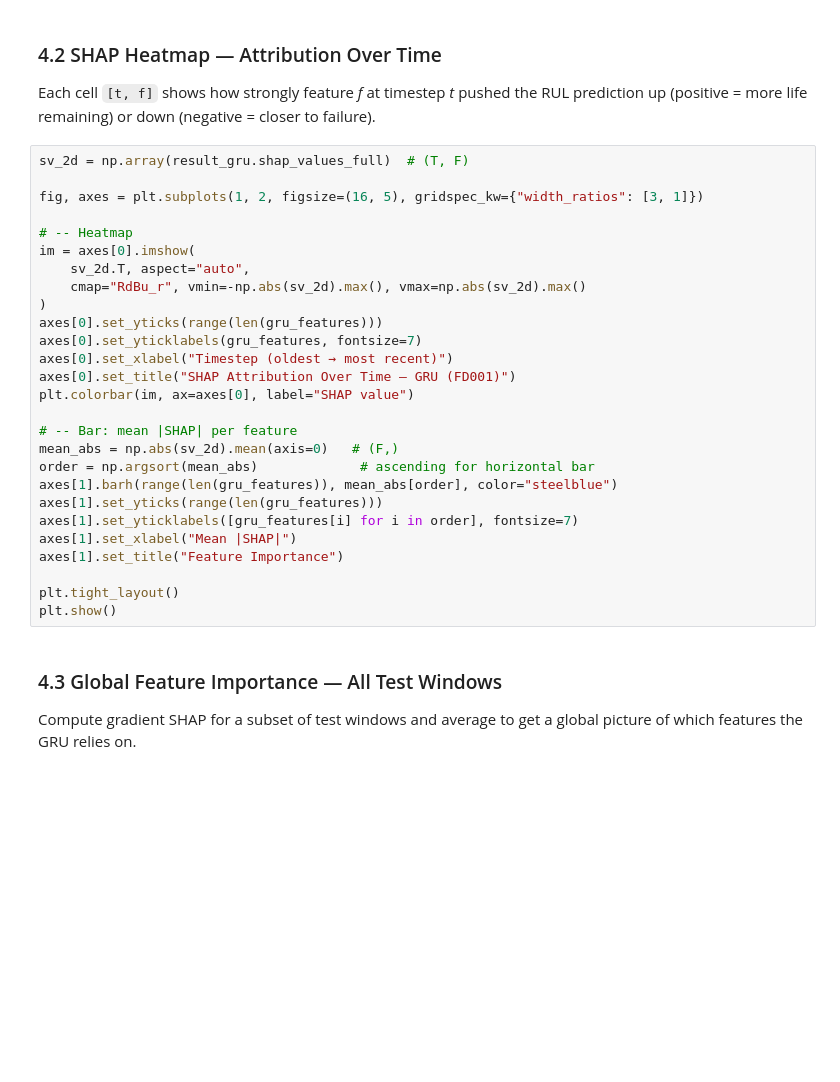
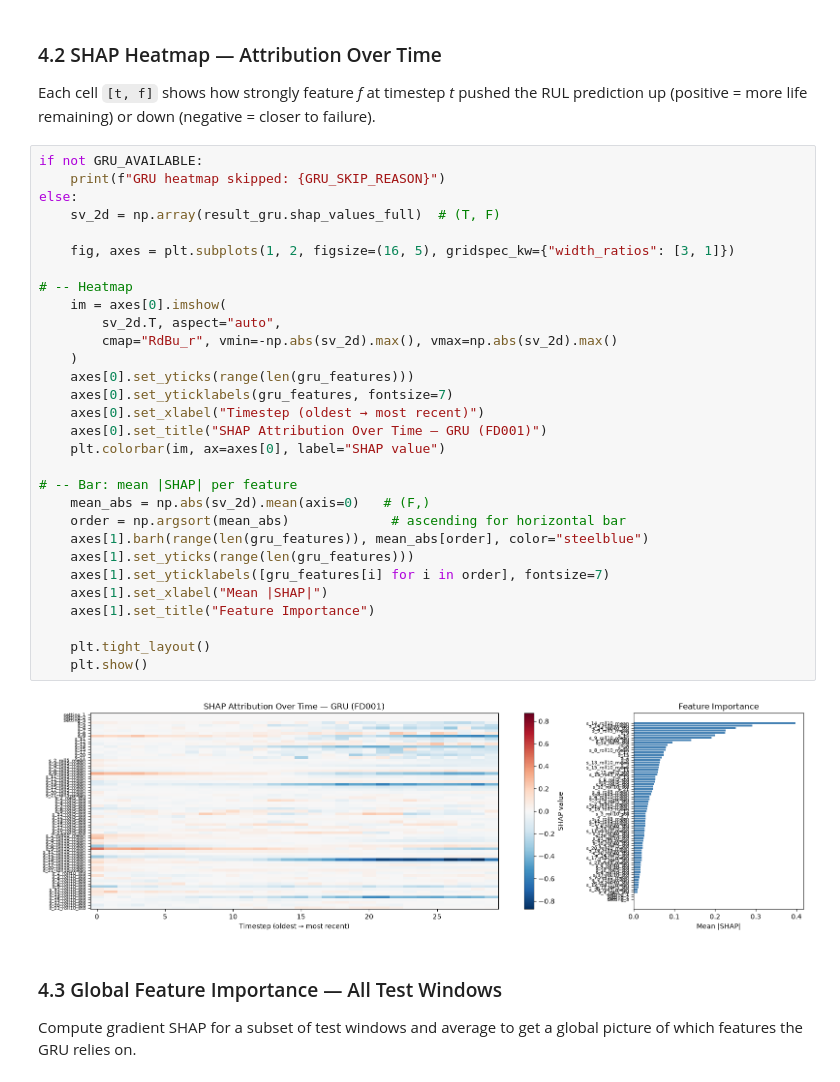
Before and after one commit to agrimsri/Industrial-Predictive-Maintenance-Platform, a Jupyter notebook: ml/notebooks/04_shap_explainability.ipynb, the cells around one changed output. Saved outputs shown, nothing was run; the diff lists cells and outputs as text; blank space fills up the shorter version.

Commit message:
fix: errors in shap explainability notebook

```diff
--- a/ml/notebooks/04_shap_explainability.ipynb
+++ b/ml/notebooks/04_shap_explainability.ipynb
@@ -187,32 +254,37 @@ Each cell `[t, f]` shows how strongly feature *f* at timestep *t* pushed the
 RUL prediction up (positive = more life remaining) or down (negative = closer
 to failure).
 # %%
-sv_2d = np.array(result_gru.shap_values_full)  # (T, F)
+if not GRU_AVAILABLE:
+    print(f"GRU heatmap skipped: {GRU_SKIP_REASON}")
+else:
+    sv_2d = np.array(result_gru.shap_values_full)  # (T, F)
 
-fig, axes = plt.subplots(1, 2, figsize=(16, 5), gridspec_kw={"width_ratios": [3, 1]})
+    fig, axes = plt.subplots(1, 2, figsize=(16, 5), gridspec_kw={"width_ratios": [3, 1]})
 
 # -- Heatmap
-im = axes[0].imshow(
-    sv_2d.T, aspect="auto",
-    cmap="RdBu_r", vmin=-np.abs(sv_2d).max(), vmax=np.abs(sv_2d).max()
-)
-axes[0].set_yticks(range(len(gru_features)))
-axes[0].set_yticklabels(gru_features, fontsize=7)
-axes[0].set_xlabel("Timestep (oldest → most recent)")
-axes[0].set_title("SHAP Attribution Over Time — GRU (FD001)")
-plt.colorbar(im, ax=axes[0], label="SHAP value")
+    im = axes[0].imshow(
+        sv_2d.T, aspect="auto",
+        cmap="RdBu_r", vmin=-np.abs(sv_2d).max(), vmax=np.abs(sv_2d).max()
+    )
+    axes[0].set_yticks(range(len(gru_features)))
+    axes[0].set_yticklabels(gru_features, fontsize=7)
+    axes[0].set_xlabel("Timestep (oldest → most recent)")
+    axes[0].set_title("SHAP Attribution Over Time — GRU (FD001)")
+    plt.colorbar(im, ax=axes[0], label="SHAP value")
 
 # -- Bar: mean |SHAP| per feature
-mean_abs = np.abs(sv_2d).mean(axis=0)   # (F,)
-order = np.argsort(mean_abs)             # ascending for horizontal bar
-axes[1].barh(range(len(gru_features)), mean_abs[order], color="steelblue")
-axes[1].set_yticks(range(len(gru_features)))
-axes[1].set_yticklabels([gru_features[i] for i in order], fontsize=7)
-axes[1].set_xlabel("Mean |SHAP|")
-axes[1].set_title("Feature Importance")
+    mean_abs = np.abs(sv_2d).mean(axis=0)   # (F,)
+    order = np.argsort(mean_abs)             # ascending for horizontal bar
+    axes[1].barh(range(len(gru_features)), mean_abs[order], color="steelblue")
+    axes[1].set_yticks(range(len(gru_features)))
+    axes[1].set_yticklabels([gru_features[i] for i in order], fontsize=7)
+    axes[1].set_xlabel("Mean |SHAP|")
+    axes[1].set_title("Feature Importance")
 
-plt.tight_layout()
-plt.show()
+    plt.tight_layout()
+    plt.show()
+# %% [output]
+[figure, added]
 # %% [markdown]
 ### 4.3 Global Feature Importance — All Test Windows
 
```
Also changed, not shown: parts of 13 cells of this notebook, 6 other files.
